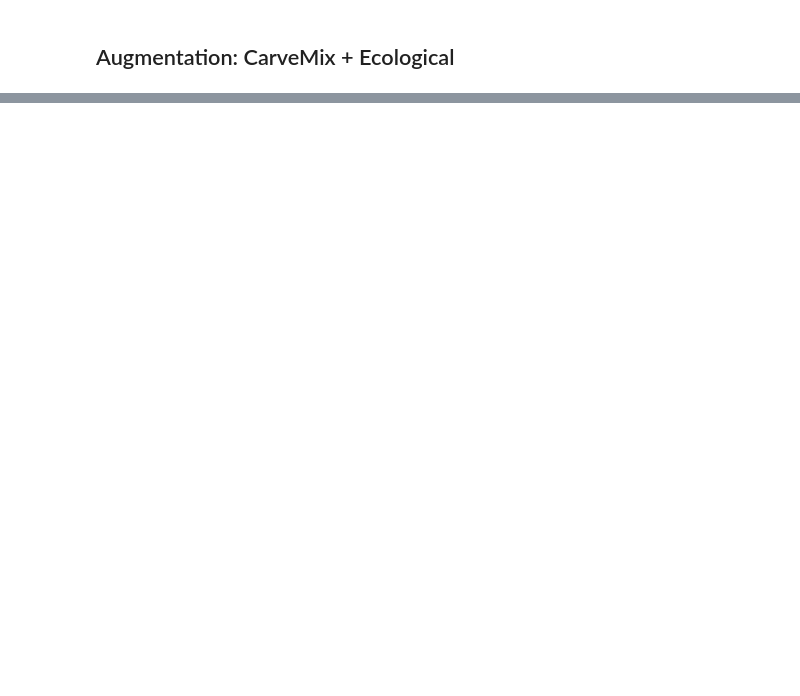
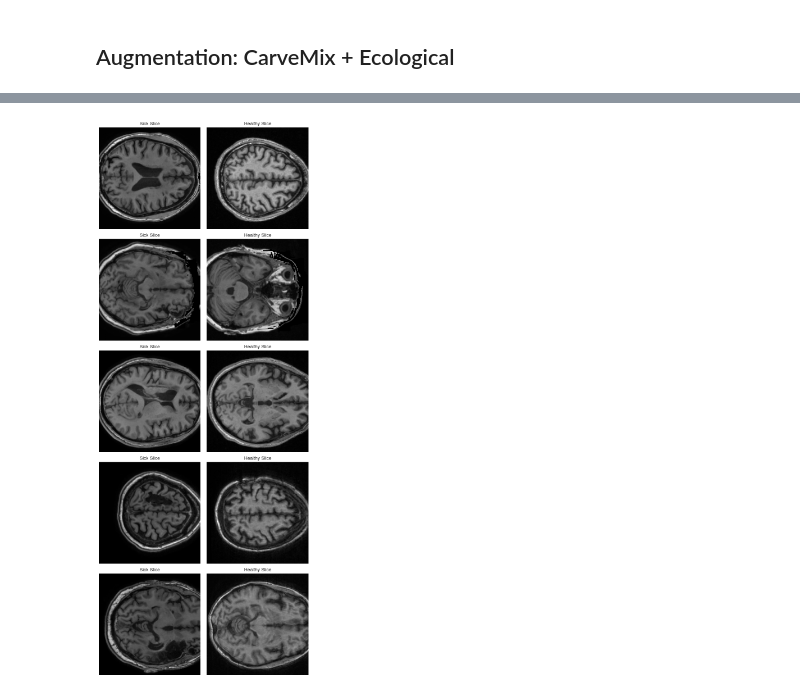
Before and after one commit to angelonazzaro/StrokeFormer, a Jupyter notebook: data_preparation.ipynb, the cells around one changed output, grey strips where cells are left out. Saved outputs shown, nothing was run; the diff lists cells and outputs as text; code cells hidden in the pictures; blank space fills up the shorter version.

Commit message:
add step 1 to 3 of data augmentation strategy

```diff
--- a/data_preparation.ipynb
+++ b/data_preparation.ipynb
@@ -185,0 +436,65 @@ Test split: 42
+# %%
+import os
+import random
+import matplotlib.pyplot as plt
+import numpy as np
+
+def load_slice(volume_filename, slice_idx):
+    volume = np.load(volume_filename)
+    if volume.ndim == 4:
+        return volume[0, ..., slice_idx]
+    else:
+        return volume[..., slice_idx]
+
+def plot_random_pairs_side_by_side(most_similar_pairs, n_pairs=5, data_dir="data/ATLAS_2/Processed/Scans"):
+    volume_keys = list(most_similar_pairs.keys())
+    selected_volumes = random.sample(volume_keys, min(n_pairs*2, len(volume_keys)))  # oversample to skip empty
+
+    fig, axes = plt.subplots(n_pairs, 2, figsize=(8, 4 * n_pairs))
+    if n_pairs == 1:
+        axes = axes.reshape((1, 2))
+
+    i = 0
+    for vol_key in selected_volumes:
+        if i >= n_pairs:
+            break
+
+        sick_slices_dict = most_similar_pairs.get(vol_key, {})
+        if not sick_slices_dict:
+            continue
+
+        sick_slices_keys = list(sick_slices_dict.keys())
+        if not sick_slices_keys:
+            continue
+
+        sick_slice_key = random.choice(sick_slices_keys)
+        healthy_dict = sick_slices_dict[sick_slice_key]
+        if not healthy_dict:
+            continue
+
+        sick_img = load_slice(os.path.join(data_dir, vol_key), sick_slice_key)
+        axes[i, 0].imshow(sick_img, cmap='gray')
+        axes[i, 0].set_title(f"Sick Slice")
+        axes[i, 0].axis('off')
+
+        first_healthy_vol = next(iter(healthy_dict.keys()))
+        first_healthy_slice = healthy_dict[first_healthy_vol][0]
+        healthy_img = load_slice(os.path.join(data_dir, first_healthy_vol), first_healthy_slice)
+
+        axes[i, 1].imshow(healthy_img, cmap='gray')
+        axes[i, 1].set_title(f"Healthy Slice")
+        axes[i, 1].axis('off')
+
+        i += 1
+
+    # hide any remaining unused rows
+    for j in range(i, n_pairs):
+        axes[j, 0].axis('off')
+        axes[j, 1].axis('off')
+
+    plt.tight_layout()
+    plt.show()
+
+plot_random_pairs_side_by_side(most_similar_pairs, n_pairs=5)
+# %% [output]
+[figure, added]
```
Also changed, not shown: parts of 9 cells of this notebook.
